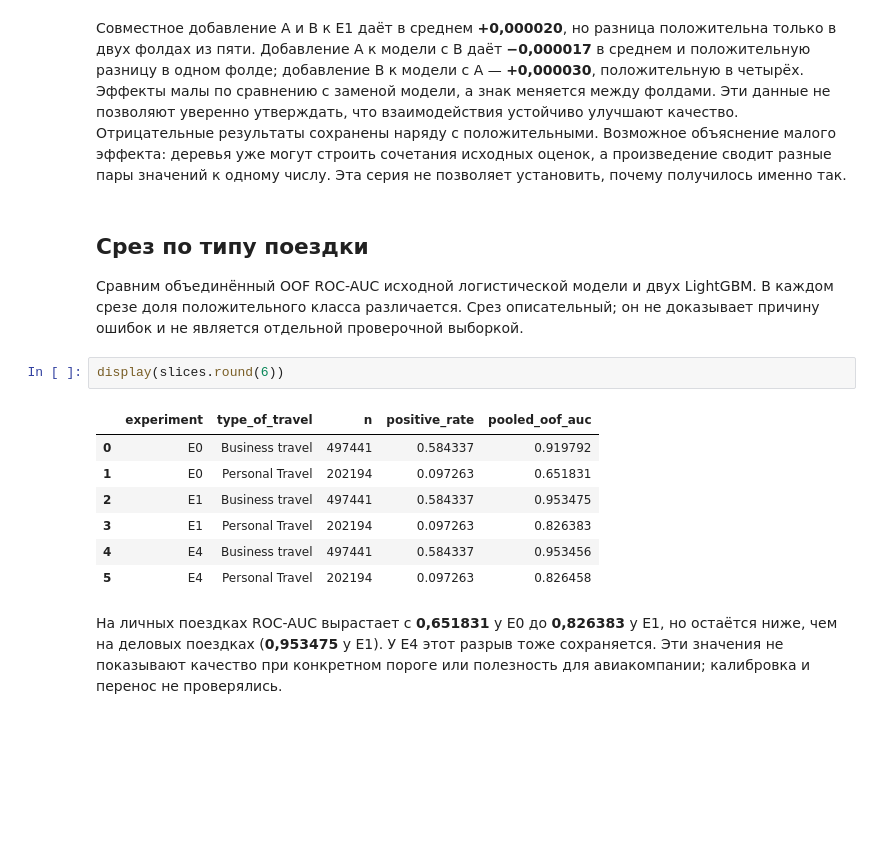
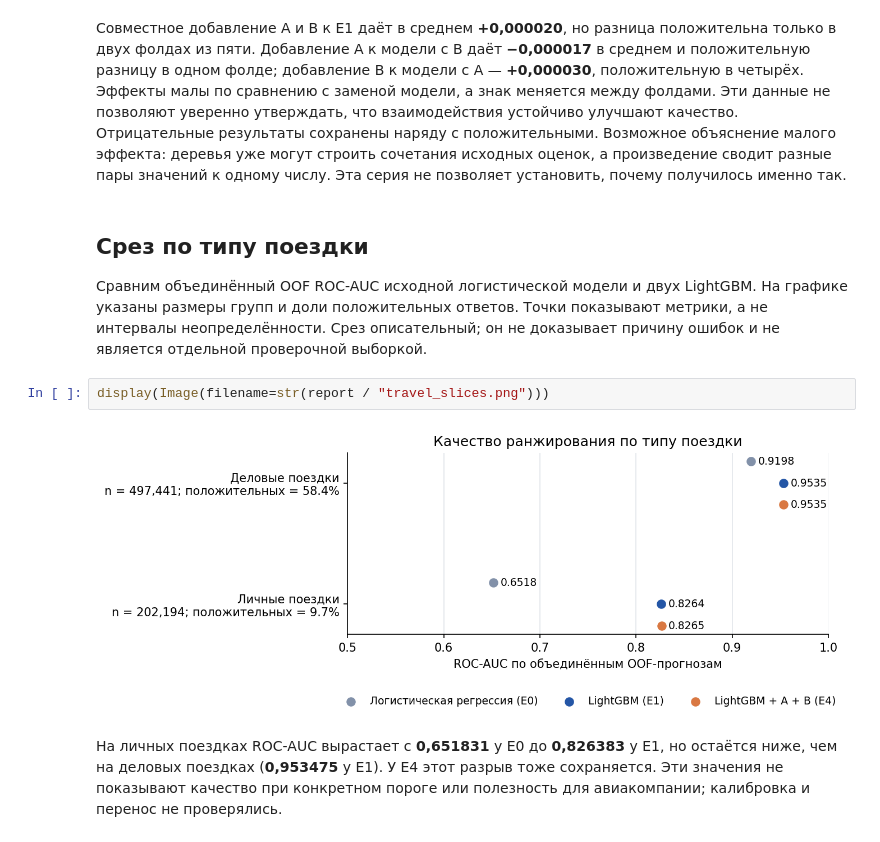
Before and after one commit to dmagog/s6e10-ml-rnd, a Jupyter notebook: notebooks/02_model_and_ablation.ipynb, the cells around one changed output. Drawn from its saved outputs; the diff is of its cells as text; blank space fills up the shorter version.

```diff
--- a/notebooks/02_model_and_ablation.ipynb
+++ b/notebooks/02_model_and_ablation.ipynb
@@ -72,17 +95,11 @@ display(comparisons[columns].round(7))
 # %% [markdown]
 ## Срез по типу поездки
 
-Сравним объединённый OOF ROC-AUC исходной логистической модели и двух LightGBM. В каждом срезе доля положительного класса различается. Срез описательный; он не доказывает причину ошибок и не является отдельной проверочной выборкой.
+Сравним объединённый OOF ROC-AUC исходной логистической модели и двух LightGBM. На графике указаны размеры групп и доли положительных ответов. Точки показывают метрики, а не интервалы неопределённости. Срез описательный; он не доказывает причину ошибок и не является отдельной проверочной выборкой.
 # %%
-display(slices.round(6))
+display(Image(filename=str(report / "travel_slices.png")))
 # %% [output]
-|  | experiment | type_of_travel | n | positive_rate | pooled_oof_auc |
-| 0 | E0 | Business travel | 497441 | 0.584337 | 0.919792 |
-| 1 | E0 | Personal Travel | 202194 | 0.097263 | 0.651831 |
-| 2 | E1 | Business travel | 497441 | 0.584337 | 0.953475 |
-| 3 | E1 | Personal Travel | 202194 | 0.097263 | 0.826383 |
-| 4 | E4 | Business travel | 497441 | 0.584337 | 0.953456 |
-| 5 | E4 | Personal Travel | 202194 | 0.097263 | 0.826458 |
+[figure, added]
 # %% [markdown]
 На личных поездках ROC-AUC вырастает с **0,651831** у E0 до **0,826383** у E1, но остаётся ниже, чем на деловых поездках (**0,953475** у E1). У E4 этот разрыв тоже сохраняется. Эти значения не показывают качество при конкретном пороге или полезность для авиакомпании; калибровка и перенос не проверялись.
 # %% [markdown]
```
Also changed, not shown: parts of 5 cells of this notebook, 3 other files.
